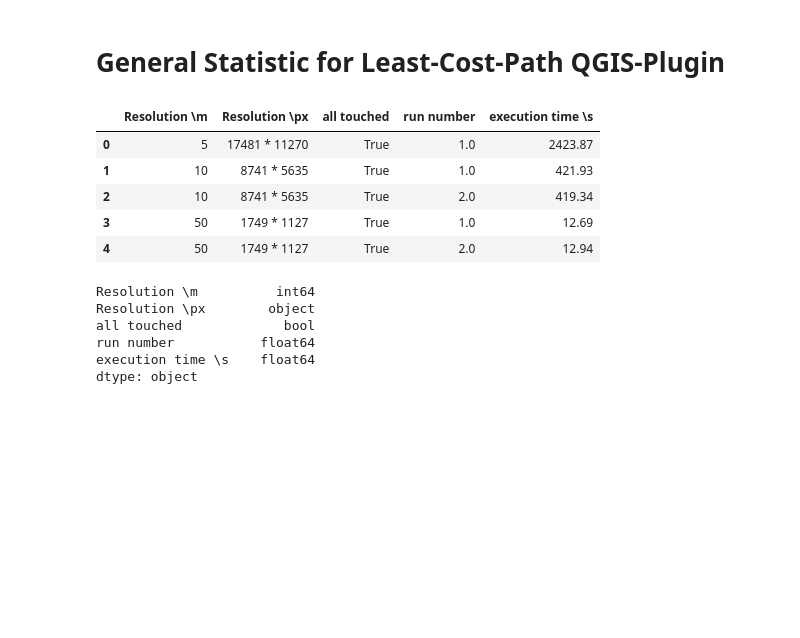
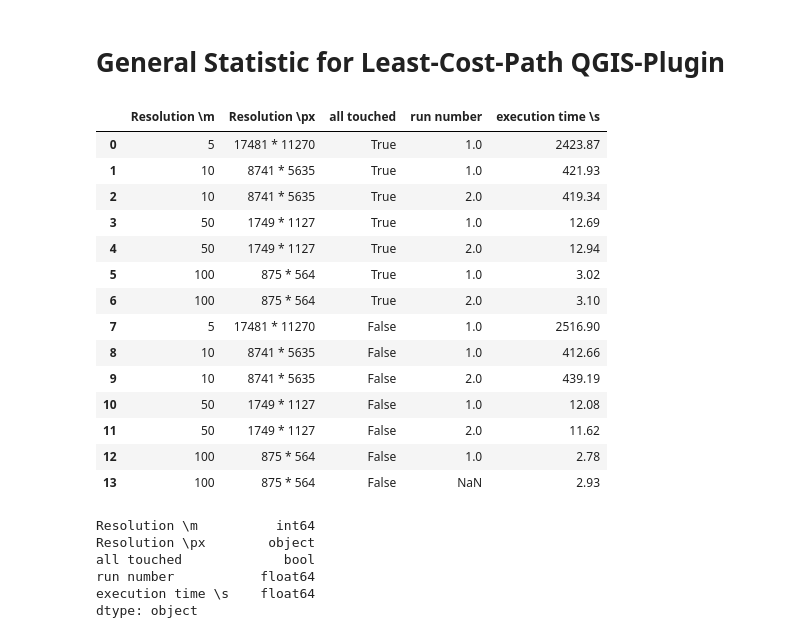
Before and after one commit to sehHeiden/WebProcessing-StandardisedGISAnalysesforCableRoutePlanning, a Jupyter notebook: src/least_cost_path_stat.ipynb, the cells around one changed output. Saved outputs shown, nothing was run; the diff lists cells and outputs as text; code cells hidden in the pictures; blank space fills up the shorter version.

```diff
--- a/src/least_cost_path_stat.ipynb
+++ b/src/least_cost_path_stat.ipynb
@@ -10,13 +16,22 @@ import numpy as np
 # %%
 stat_data = read_csv('../results/least_cost_paths/execution_time_resolution.csv', sep=';', decimal=',')
-stat_data.head()
+stat_data
 # %% [output]
 |  | Resolution \m | Resolution \px | all touched | run number | execution time \s |
 | 0 | 5 | 17481 * 11270 | True | 1.0 | 2423.87 |
 | 1 | 10 | 8741 * 5635 | True | 1.0 | 421.93 |
 | 2 | 10 | 8741 * 5635 | True | 2.0 | 419.34 |
 | 3 | 50 | 1749 * 1127 | True | 1.0 | 12.69 |
 | 4 | 50 | 1749 * 1127 | True | 2.0 | 12.94 |
+| 5 | 100 | 875 * 564 | True | 1.0 | 3.02 |
+| 6 | 100 | 875 * 564 | True | 2.0 | 3.10 |
+| 7 | 5 | 17481 * 11270 | False | 1.0 | 2516.90 |
+| 8 | 10 | 8741 * 5635 | False | 1.0 | 412.66 |
+| 9 | 10 | 8741 * 5635 | False | 2.0 | 439.19 |
+| 10 | 50 | 1749 * 1127 | False | 1.0 | 12.08 |
+| 11 | 50 | 1749 * 1127 | False | 2.0 | 11.62 |
+| 12 | 100 | 875 * 564 | False | 1.0 | 2.78 |
+| 13 | 100 | 875 * 564 | False | NaN | 2.93 |
 # %%
 stat_data.dtypes
 # %% [output]
```
Also changed, not shown: parts of 22 cells of this notebook, 6 other files.
